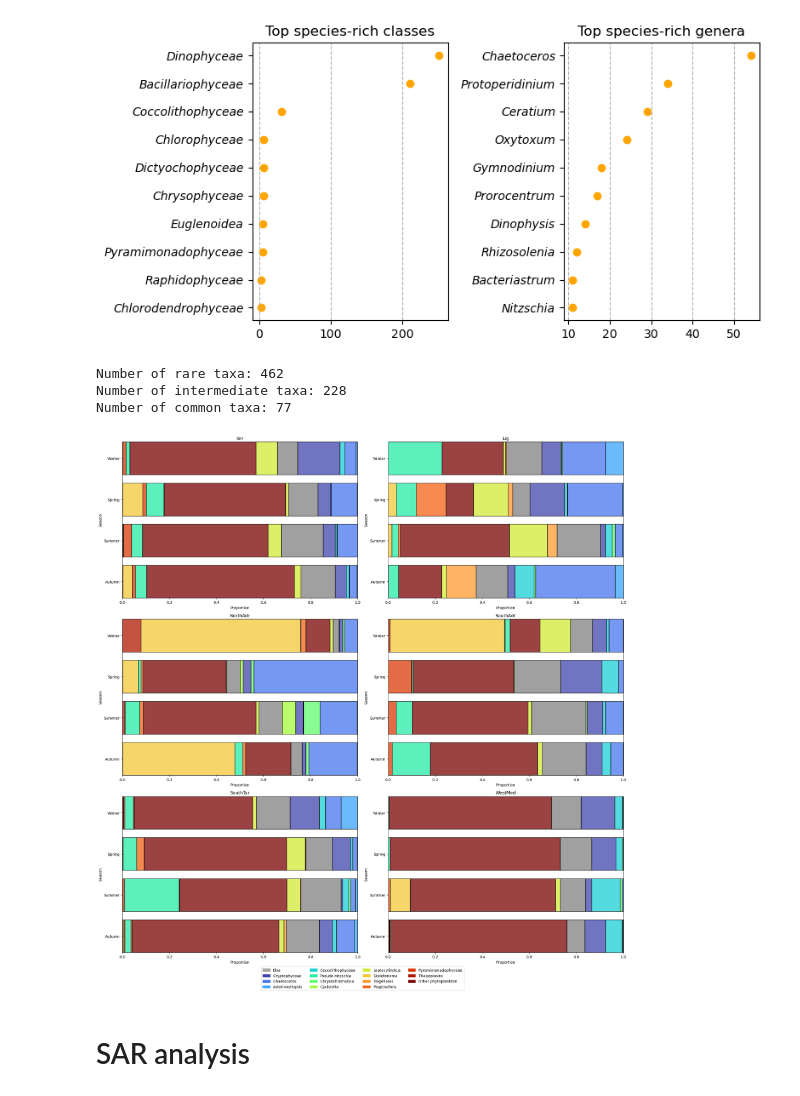
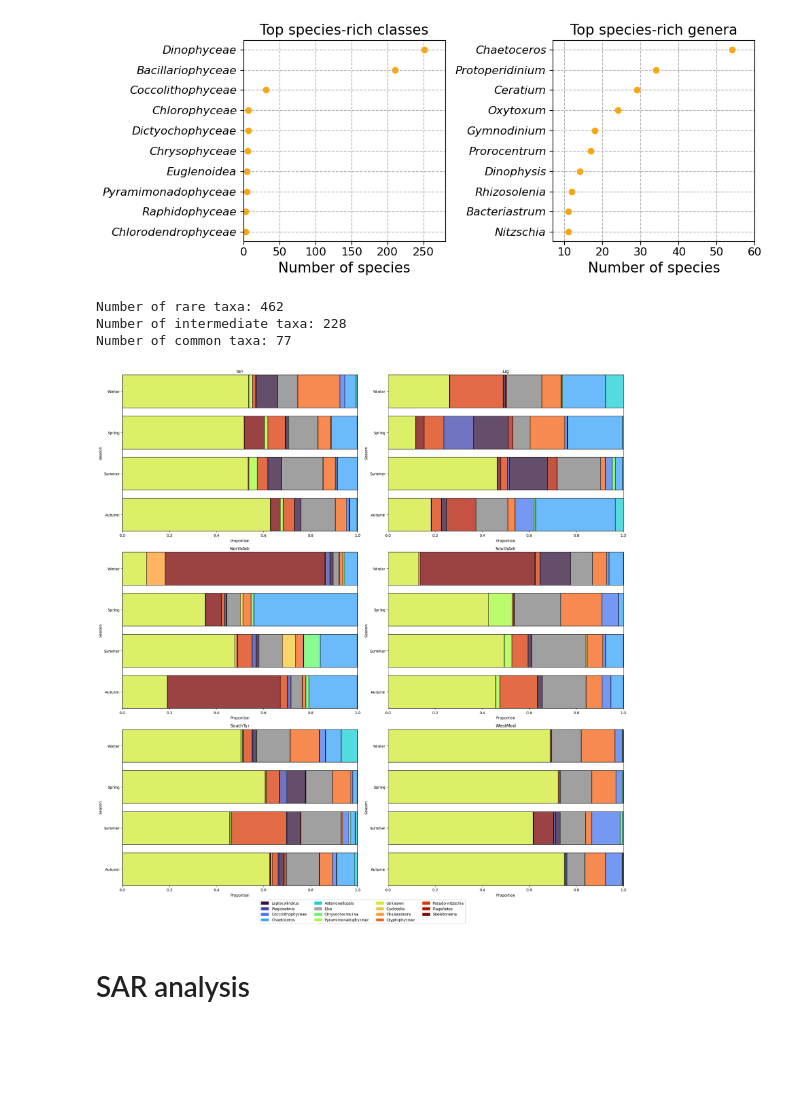
Before and after one commit to Alberto-Ghedin/ISPRA_20152017_Analysis, a Jupyter notebook: Description/My_descr.ipynb, the cells around one changed output. Saved outputs shown, nothing was run; the diff lists cells and outputs as text; code cells hidden in the pictures; blank space fills up the shorter version.

```diff
--- a/Description/My_descr.ipynb
+++ b/Description/My_descr.ipynb
@@ -137,5 +129,5 @@ rich_genera = phyto_abund_simplified.query("Taxon != 'Other phytoplankton' and D
 # %%
-fig, axs = plt.subplots(2, 2, figsize=(10, 7))
+fig, axs = plt.subplots(2, 2, figsize=(15, 8))
 axs = axs.flatten()
 
 n_otu = 10
@@ -145,15 +137,20 @@ for ax, data, title in zip(axs,
                            ["Most common taxa", "Most common  Classes", "Most common  genera", "Most common species"]
                            ):
     ith_otu = np.arange(len(data))[:n_otu][::-1]
-    ax.scatter(data.iloc[:n_otu,1].to_numpy() / n_samples, ith_otu)
+    ax.scatter(np.round(data.iloc[:n_otu,1].to_numpy() / n_samples, 2), ith_otu)
+    ax.set_title(title, size = 15)
+    ax.set_xticks(ticks=ax.get_xticks(), labels = ax.get_xticklabels(), size = 12)
     ax.set_yticks(
         ith_otu,
         labels = data.iloc[:n_otu,0].to_numpy(),
-        style = "italic"
+        style = "italic",
+        size = 12
     )
-    ax.set_title(title)
-    ax.grid(True, which='major', axis='x', linestyle='--')
+    ax.grid(True, which='major', axis="both", linestyle='--')
+    ax.set_xlabel("Frequency of occurrence", size = 15)
 
-
+axs[0].set_xticks(ticks=axs[0].get_xticks()[:-1:2], labels = axs[0].get_xticklabels()[:-1:2], size = 12)
+axs[1].set_xlim(0,1)
 plt.tight_layout()
+plt.savefig(_HOME_ + "/ISPRA_20152017_Analysis/Description/most_common_taxa_classes_genera_species.png", bbox_inches="tight")
 # %% [output]
@@ -161,20 +158,26 @@ plt.tight_layout()
 # %%
-fig, axs = plt.subplots(1, 2, figsize=(8, 4))
+fig, axs = plt.subplots(1, 2, figsize=(10, 4))
 axs = axs.flatten()
 
 for ax, data, title in zip(axs, [rich_classes, rich_genera], ["Top species-rich classes", "Top species-rich genera"]):
     ith_otu = np.arange(len(data))[:n_otu][::-1]
     ax.scatter(data.iloc[:n_otu,1].to_numpy(), ith_otu, color = "orange")
     ax.set_yticks(
         ith_otu,
         labels = data.iloc[:n_otu,0].to_numpy(),
-        style = "italic"
+        style = "italic",
+        size = 12
     )
-    ax.set_title(title)
-    ax.grid(True, which='major', axis='x', linestyle='--')
+    ax.set_title(title, size = 15)
+    ax.set_xlabel("Number of species", size = 15)
+    ax.set_xticks(ticks=ax.get_xticks(), labels = ax.get_xticklabels(), size = 12)
+    ax.grid(True, which='major', axis="both", linestyle='--')
+axs[0].set_xlim(0,280)
+axs[1].set_xlim(7,60)
 plt.tight_layout()
+plt.savefig(_HOME_ + "/ISPRA_20152017_Analysis/Description/top_species_rich_classes_genera.png", bbox_inches="tight")
 # %% [output]
-[figure, old version]
+[figure, new version]
 # %%
 taxa_frequnecy = phyto_abund_simplified.groupby("Taxon").count()[["Num_cell_l"]].sort_values("Num_cell_l", ascending = False) / 2220
 # %%
@@ -212,7 +216,7 @@ for ax, (basin_name, df_basin) in zip(axs, taxa_abund_season_basin.groupby("Basi
     df.loc[~df[det_level].isin(taxa_above_threshold), det_level] = "Else"
 
     sns.histplot(
-        data=df.groupby(["Season", det_level], observed=True).sum(numeric_only=True),
+        data=df.groupby(["Season", det_level], observed=True).sum(numeric_only=True).sort_values(by = det_level),
         y="Season", hue=det_level, weights="Num_cell_l",
         multiple="fill", stat="proportion",
         palette = color_dict,
@@ -225,7 +229,7 @@ handles = [mpatches.Patch(color=color_dict[name], label=name) for name in taxa_a
 fig.legend(handles=handles, bbox_to_anchor=(0, -.07, 1, 0.101), loc='center', ncol=4)
 plt.tight_layout()
 # %% [output]
-[figure, old version]
+[figure, new version]
 # %% [markdown]
 # SAR analysis
 # %%
```
Also changed, not shown: parts of 5 cells of this notebook.
